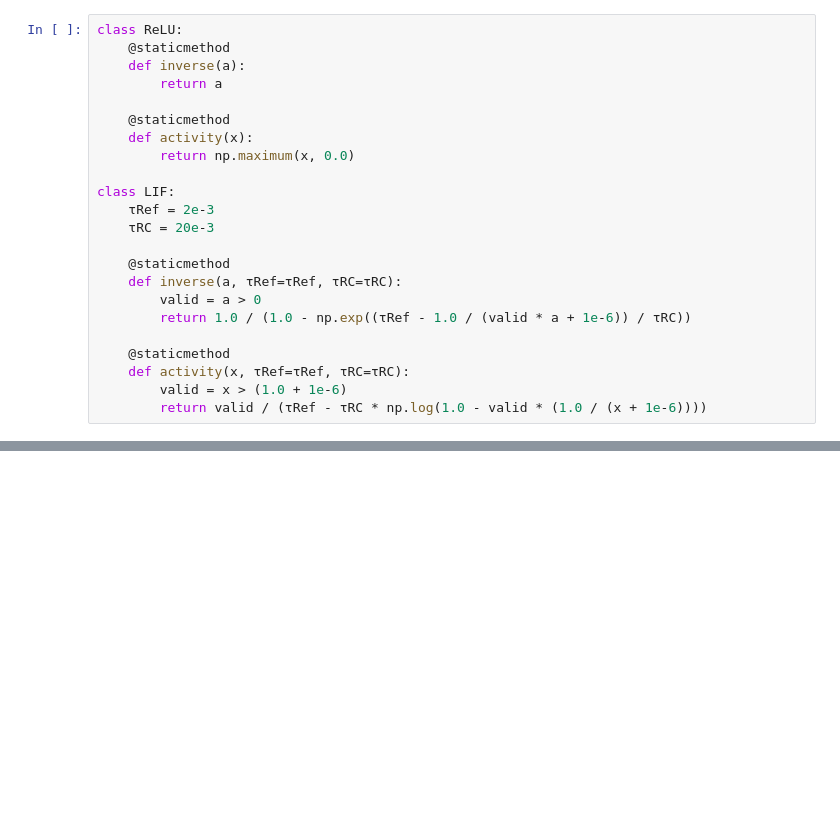
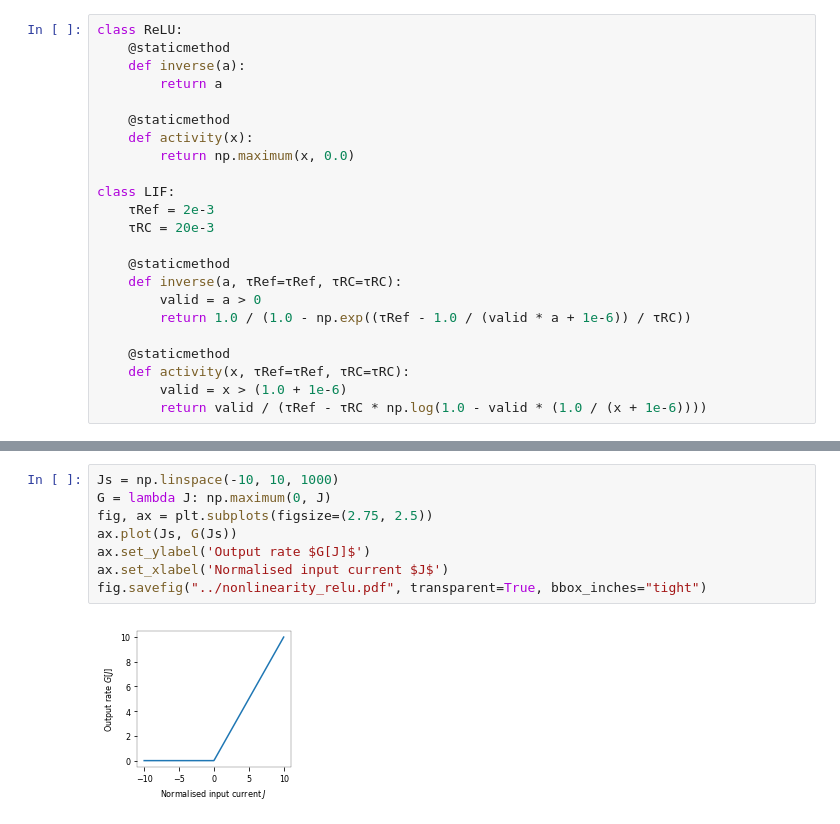
Before and after one commit to astoeckel/syde556-w20, a Jupyter notebook: lectures/lecture_02/media/code/neuron_nonlinearities.ipynb, the cells around one changed output, grey strips where cells are left out. Drawn from its saved outputs; the diff is of its cells as text; blank space fills up the shorter version.

```diff
--- a/lectures/lecture_02/media/code/neuron_nonlinearities.ipynb
+++ b/lectures/lecture_02/media/code/neuron_nonlinearities.ipynb
@@ -48,0 +59,10 @@ fig.savefig("../lif_neuron_rate_tau_ref.pdf", transparent=True, bbox_inches="tig
+# %%
+Js = np.linspace(-10, 10, 1000)
+G = lambda J: np.maximum(0, J)
+fig, ax = plt.subplots(figsize=(2.75, 2.5))
+ax.plot(Js, G(Js))
+ax.set_ylabel('Output rate $G[J]$')
+ax.set_xlabel('Normalised input current $J$')
+fig.savefig("../nonlinearity_relu.pdf", transparent=True, bbox_inches="tight")
+# %% [output]
+[figure, added]
```
Also changed, not shown: parts of 6 cells of this notebook, 19 other files.
